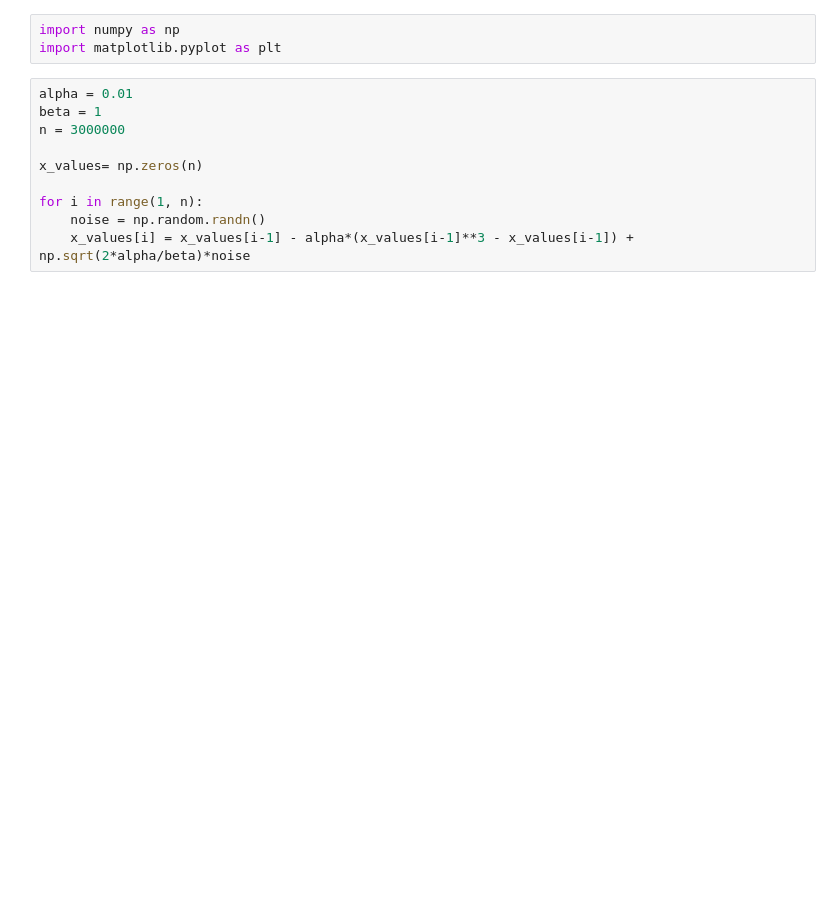
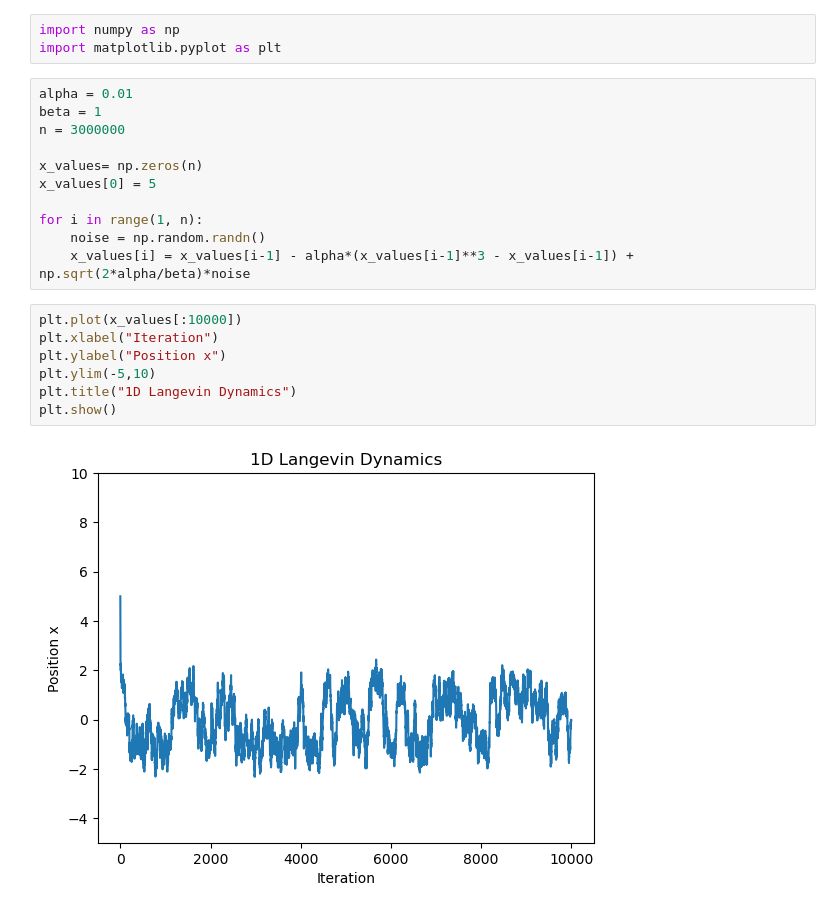
Before and after one commit to anas-aziz2/Summer-Project-2026, a Jupyter notebook: 1D_Langevin.ipynb, the cells around one changed output. Drawn from its saved outputs; the diff is of its cells as text; blank space fills up the shorter version.

```diff
--- a/1D_Langevin.ipynb
+++ b/1D_Langevin.ipynb
@@ -7,7 +7,17 @@ beta = 1
 n = 3000000
 
 x_values= np.zeros(n)
+x_values[0] = 5
 
 for i in range(1, n):
     noise = np.random.randn()
     x_values[i] = x_values[i-1] - alpha*(x_values[i-1]**3 - x_values[i-1]) + np.sqrt(2*alpha/beta)*noise
+# %%
+plt.plot(x_values[:10000])
+plt.xlabel("Iteration")
+plt.ylabel("Position x")
+plt.ylim(-5,10)
+plt.title("1D Langevin Dynamics")
+plt.show()
+# %% [output]
+[figure, added]
```
Also changed, not shown: parts of 12 cells of this notebook, 4 other files.
